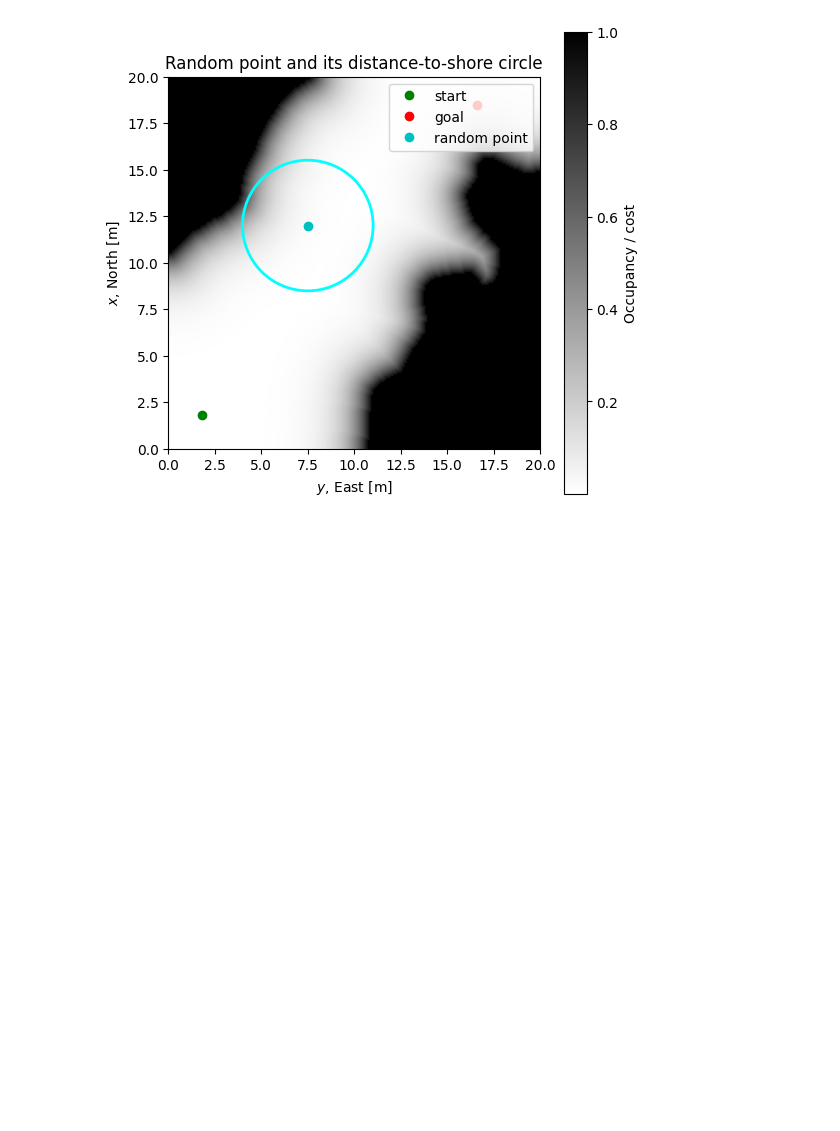
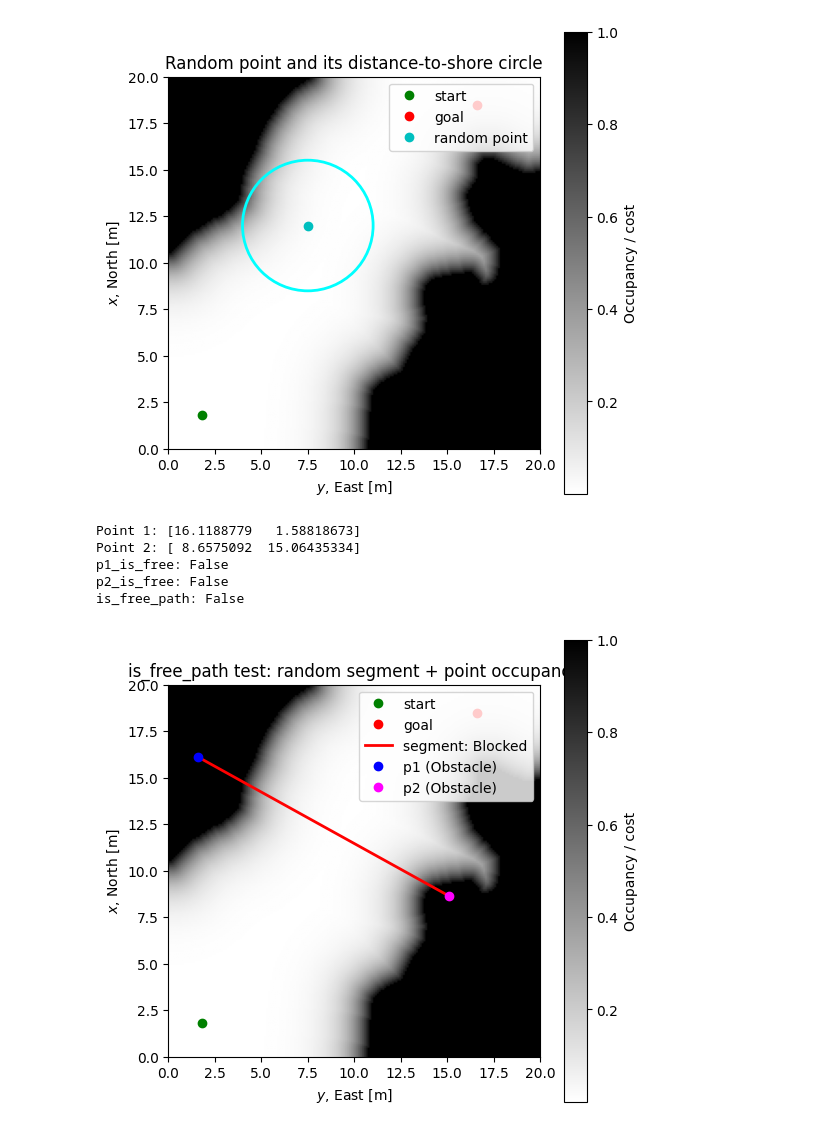
Before and after one commit to incebellipipo/cartoblobpy, a Jupyter notebook: notebooks/demo_00.ipynb, the cells around one changed output. Cells and saved outputs as stored; diff of their text form; code cells hidden in the pictures; blank space fills up the shorter version.

```diff
--- a/notebooks/demo_00.ipynb
+++ b/notebooks/demo_00.ipynb
@@ -58,3 +58,70 @@ plt.show()
 Random world point: [12.   7.5]
 Distance to shore (radius): 3.511409973215888 meters
 [figure]
+# %%
+# Random segment collision test using is_free_path
+import numpy as np
+import matplotlib.pyplot as plt
+
+# Ensure graph `g` exists
+assert 'g' in globals(), "Graph 'g' must be created above. Run previous cells."
+
+# Helper: check if a world point lies in free space
+def point_is_free(world_point):
+    pg = g.world_to_grid(world_point).astype(int)
+    # bounds check
+    r, c = pg[0], pg[1]
+    if r < 0 or c < 0 or r >= g.grid.shape[0] or c >= g.grid.shape[1]:
+        return False
+    return g.grid[r, c] <= g.occupancy_threshold
+
+# Pick two random world points within map extents
+W, H = g.width, g.height
+rng = np.random.default_rng()
+p1 = np.array([rng.uniform(0, W), rng.uniform(0, H)])
+p2 = np.array([rng.uniform(0, W), rng.uniform(0, H)])
+print("Point 1:", p1)
+print("Point 2:", p2)
+
+# Check if individual points are free
+p1_free = point_is_free(p1)
+p2_free = point_is_free(p2)
+print("p1_is_free:", p1_free)
+print("p2_is_free:", p2_free)
+
+# Check collision-free straight path
+free = g.is_free_path(p1, p2)
+print("is_free_path:", free)
+
+# Plot occupancy grid and the segment
+fig, ax = plt.subplots(figsize=(6, 6))
+g.plot(ax=ax, cmap="gray_r", show_colorbar=True)
+
+# Convert points for plotting plane depending on frame
+def to_plot_coords(world_point):
+    if g.coordinate_frame == "ENU":
+        return world_point[0], world_point[1]
+    else:
+        return world_point[1], world_point[0]
+
+x1, y1 = to_plot_coords(p1)
+x2, y2 = to_plot_coords(p2)
+
+# Choose color based on collision status
+line_color = "lime" if free else "red"
+ax.plot([x1, x2], [y1, y2], color=line_color, linewidth=2, label=f"segment: {'Free' if free else 'Blocked'}")
+
+# Marker styles based on point free status
+ax.plot(x1, y1, 'o', color='blue', markersize=6, label=f"p1 ({'Free' if p1_free else 'Obstacle'})")
+ax.plot(x2, y2, 'o', color='magenta', markersize=6, label=f"p2 ({'Free' if p2_free else 'Obstacle'})")
+
+ax.set_title("is_free_path test: random segment + point occupancy")
+ax.legend(loc='upper right')
+plt.show()
+# %% [output]
+Point 1: [16.1188779   1.58818673]
+Point 2: [ 8.6575092  15.06435334]
+p1_is_free: False
+p2_is_free: False
+is_free_path: False
+[figure, added]
```
Also changed, not shown: parts of 1 cell of this notebook, 4 other files.
